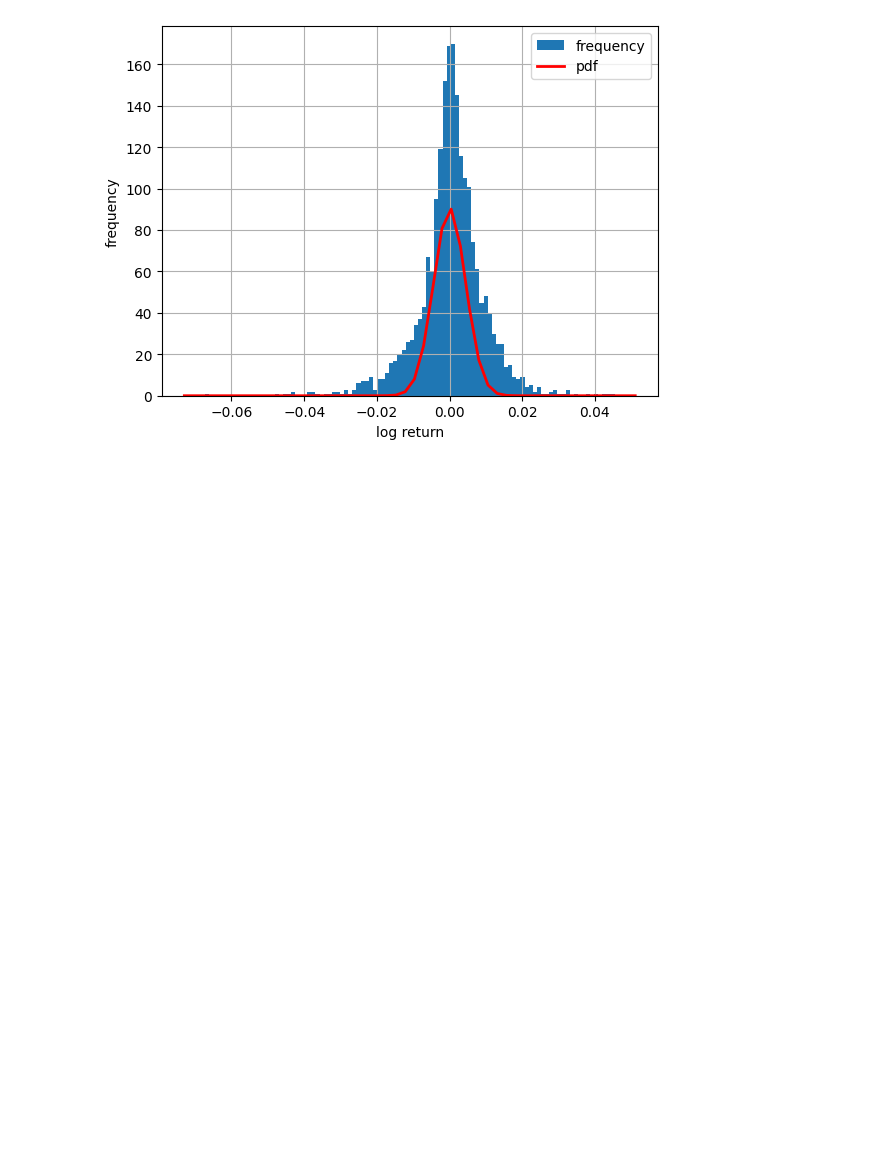
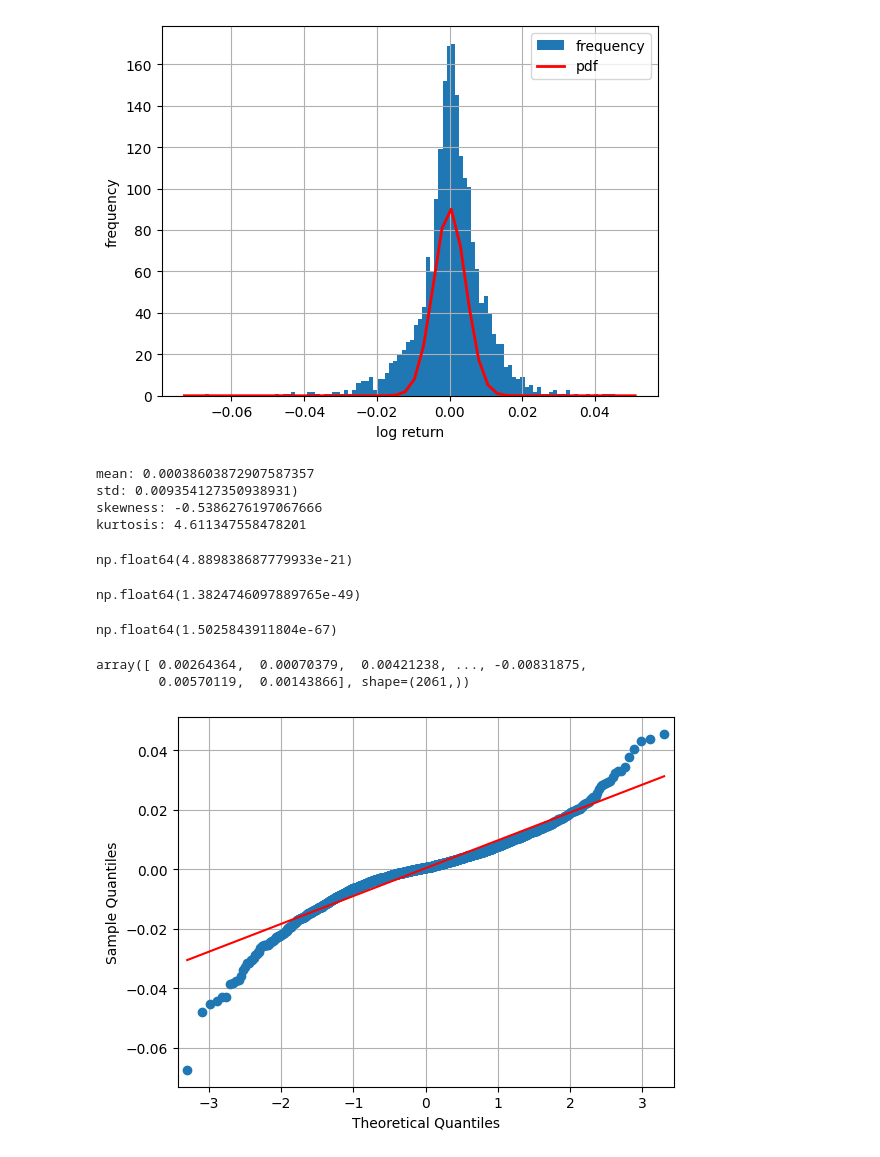
Before and after one commit to HyunsungRyu/AI_TimeSeries, a Jupyter notebook: return_TS.ipynb, the cells around one changed output. Drawn from its saved outputs; the diff is of its cells as text; code cells hidden in the pictures; blank space fills up the shorter version.

```diff
--- a/return_TS.ipynb
+++ b/return_TS.ipynb
@@ -176,0 +184,26 @@ plt.legend()
+# %%
+print_stat(log_return)
+# %% [output]
+mean: 0.00038603872907587357
+std: 0.009354127350938931)
+skewness: -0.5386276197067666
+kurtosis: 4.611347558478201
+# %%
+display(scs.skewtest(log_return)[1])
+display(scs.kurtosistest(log_return)[1])
+display(scs.normaltest(log_return)[1])
+# %% [output]
+np.float64(4.889838687779933e-21)
+np.float64(1.3824746097889765e-49)
+np.float64(1.5025843911804e-67)
+# %%
+log_return
+# %% [output]
+array([ 0.00264364,  0.00070379,  0.00421238, ..., -0.00831875,
+        0.00570119,  0.00143866], shape=(2061,))
+# %%
+# QQ plot
+sm.qqplot(log_return, line= 's')
+plt.grid(True)
+# %% [output]
+[figure, added]
```
Also changed, not shown: parts of 2 cells of this notebook.
